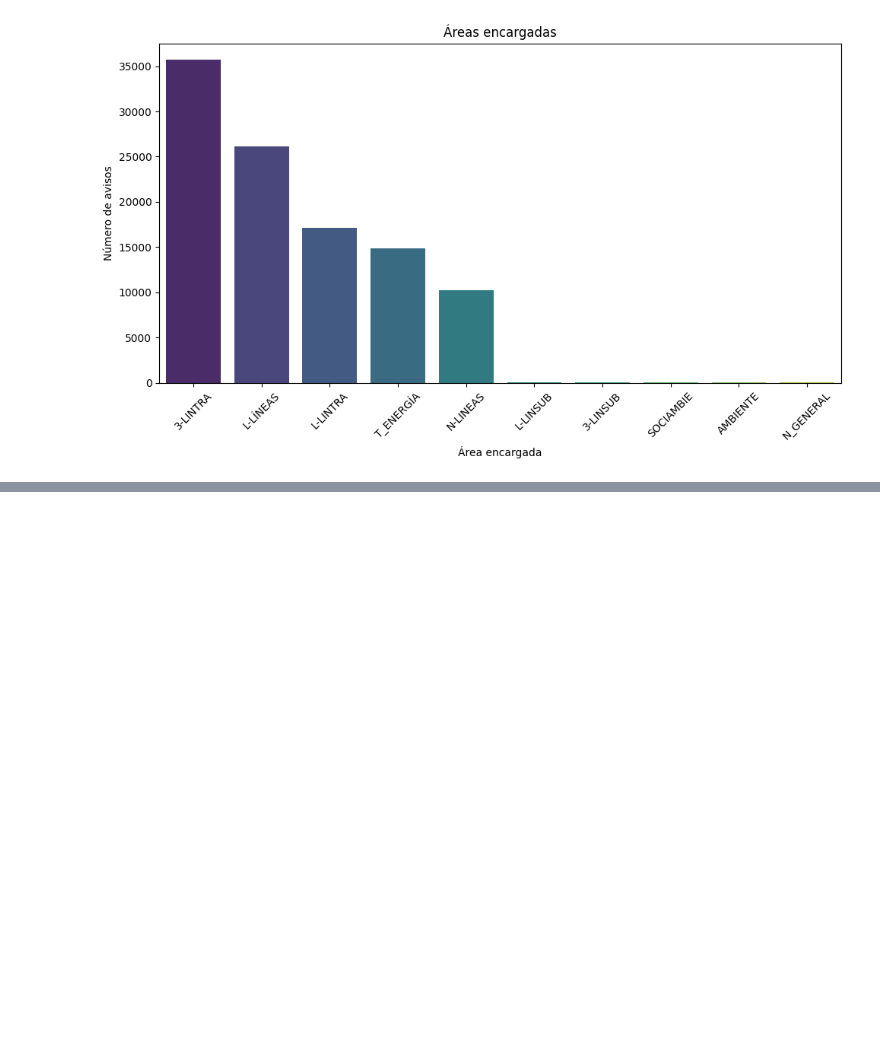
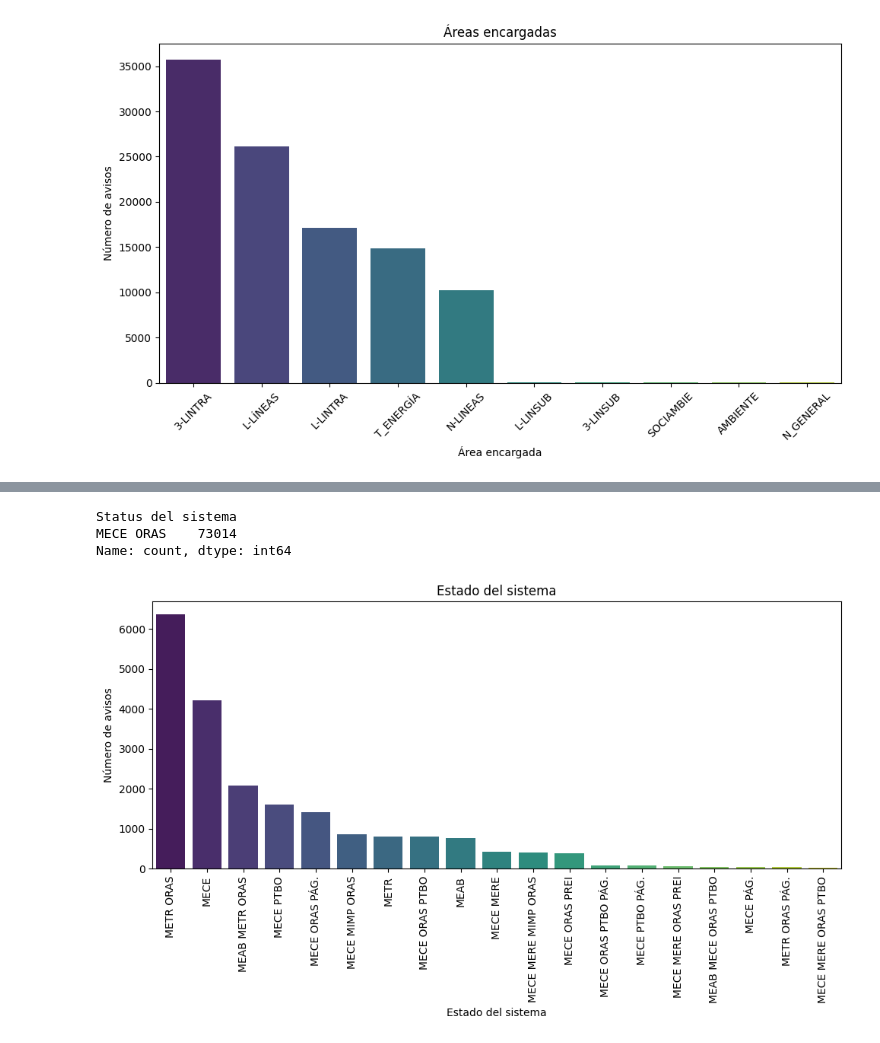
Before and after one commit to Tomaslopera/Hackathon_ISA, a Jupyter notebook: analisis_avisos_depurados.ipynb, the cells around one changed output, grey strips where cells are left out. Cells and saved outputs as stored; diff of their text form; code cells hidden in the pictures; blank space fills up the shorter version.

```diff
--- a/analisis_avisos_depurados.ipynb
+++ b/analisis_avisos_depurados.ipynb
@@ -146,0 +185,19 @@ plt.show()
+# %%
+# Gráfica de estado del sistema
+status_counts = df_avisos['Status del sistema'].value_counts().iloc[2:21]
+
+print(df_avisos['Status del sistema'].value_counts().iloc[:1])
+
+plt.figure(figsize=(10, 6))
+sns.barplot(x=status_counts.index, y=status_counts.values, palette='viridis', hue=status_counts.index)
+plt.xlabel('Estado del sistema')
+plt.ylabel('Número de avisos')
+plt.title('Estado del sistema')
+plt.xticks(rotation=90)
+plt.tight_layout()
+plt.show()
+# %% [output]
+Status del sistema
+MECE ORAS    73014
+Name: count, dtype: int64
+[figure, added]
```
Also changed, not shown: parts of 5 cells of this notebook, 2 other files.
